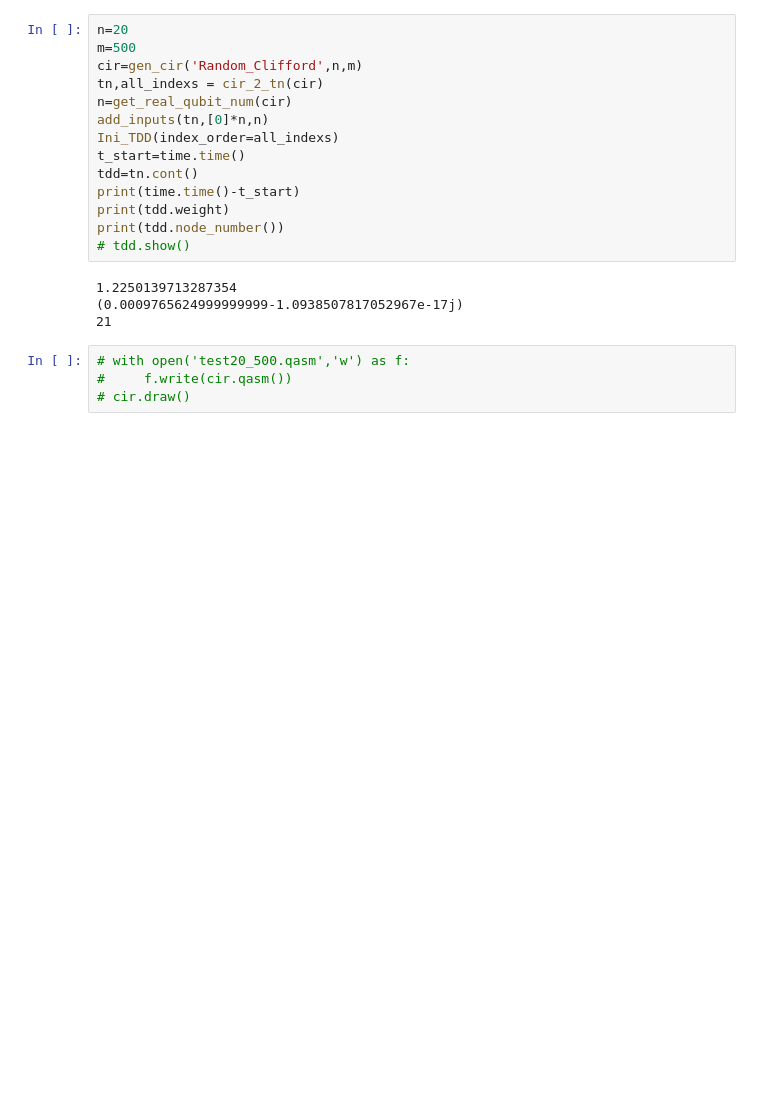
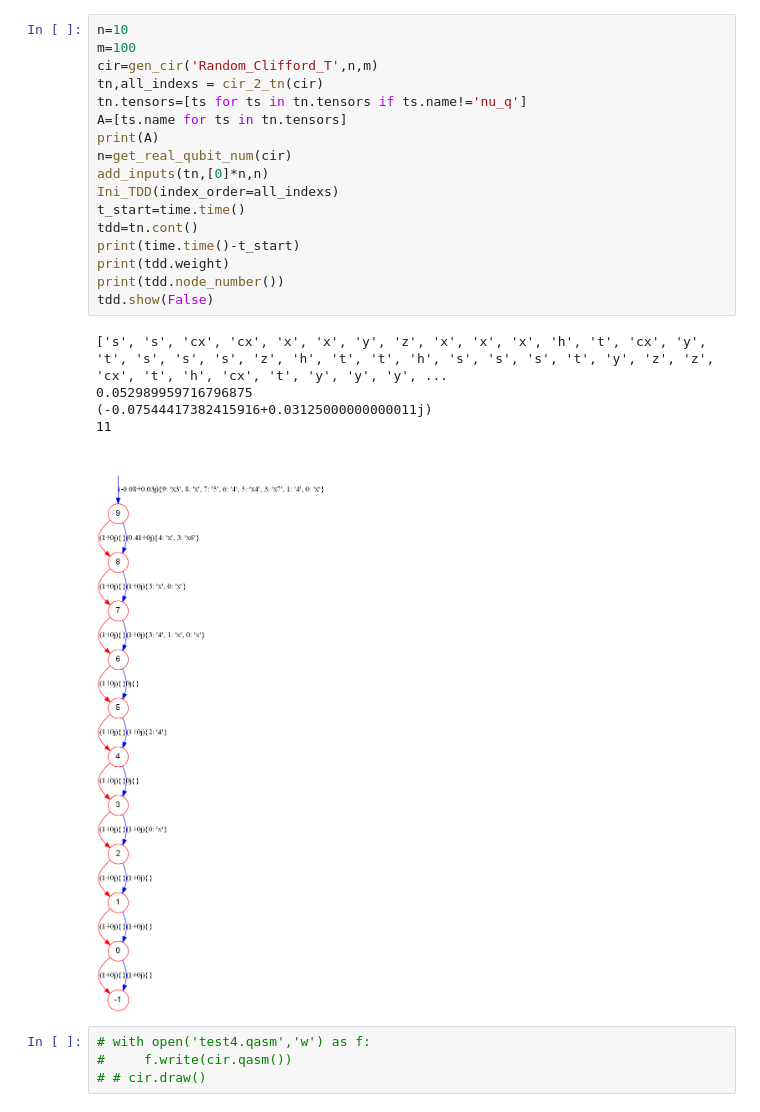
Before and after one commit to Veriqc/LimTDD, a Jupyter notebook: Test.ipynb, the cells around one changed output. Drawn from its saved outputs; the diff is of its cells as text; blank space fills up the shorter version.

```diff
--- a/Test.ipynb
+++ b/Test.ipynb
@@ -44,23 +45,28 @@ print(tdd.node_number())
 # %%
-n=20
-m=500
-cir=gen_cir('Random_Clifford',n,m)
+n=10
+m=100
+cir=gen_cir('Random_Clifford_T',n,m)
 tn,all_indexs = cir_2_tn(cir)
+tn.tensors=[ts for ts in tn.tensors if ts.name!='nu_q']
+A=[ts.name for ts in tn.tensors]
+print(A)
 n=get_real_qubit_num(cir)
 add_inputs(tn,[0]*n,n)
 Ini_TDD(index_order=all_indexs)
 t_start=time.time()
 tdd=tn.cont()
 print(time.time()-t_start)
 print(tdd.weight)
 print(tdd.node_number())
-# tdd.show()
+tdd.show(False)
 # %% [output]
-1.2250139713287354
-(0.0009765624999999999-1.0938507817052967e-17j)
-21
+['s', 's', 'cx', 'cx', 'x', 'x', 'y', 'z', 'x', 'x', 'x', 'h', 't', 'cx', 'y', 't', 's', 's', 's', 'z', 'h', 't', 't', 'h', 's', 's', 's', 't', 'y', 'z', 'z', 'cx', 't', 'h', 'cx', 't', 'y', 'y', 'y', ...
+0.052989959716796875
+(-0.07544417382415916+0.03125000000000011j)
+11
+[figure, added]
 # %%
-# with open('test20_500.qasm','w') as f:
+# with open('test4.qasm','w') as f:
 #     f.write(cir.qasm())
-# cir.draw()
+# # cir.draw()
 # %%
```
Also changed, not shown: parts of 9 cells of this notebook, 5 other files.
